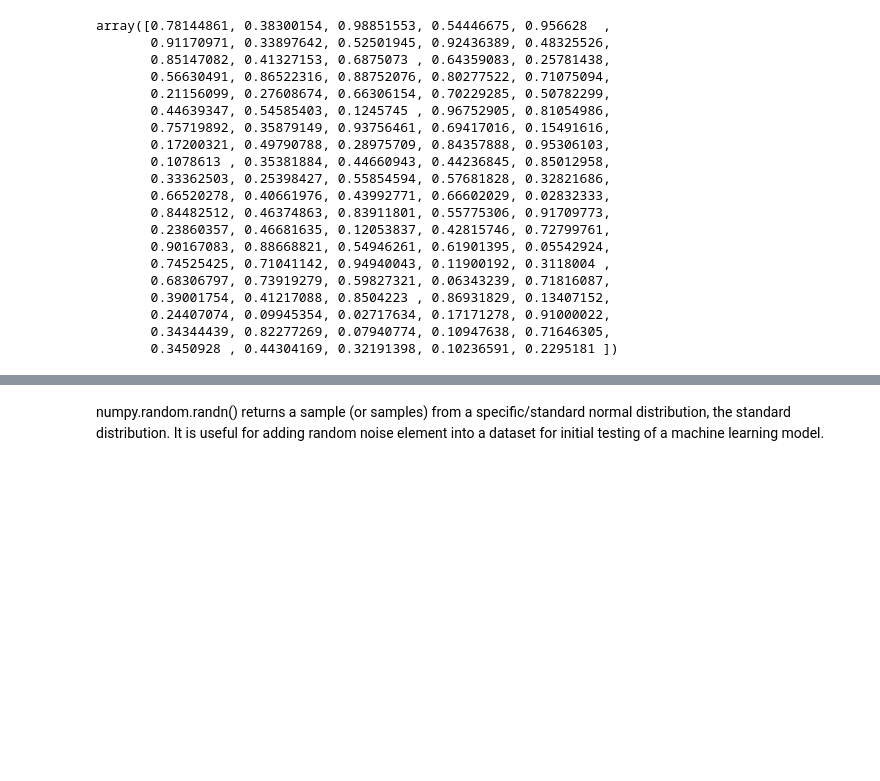
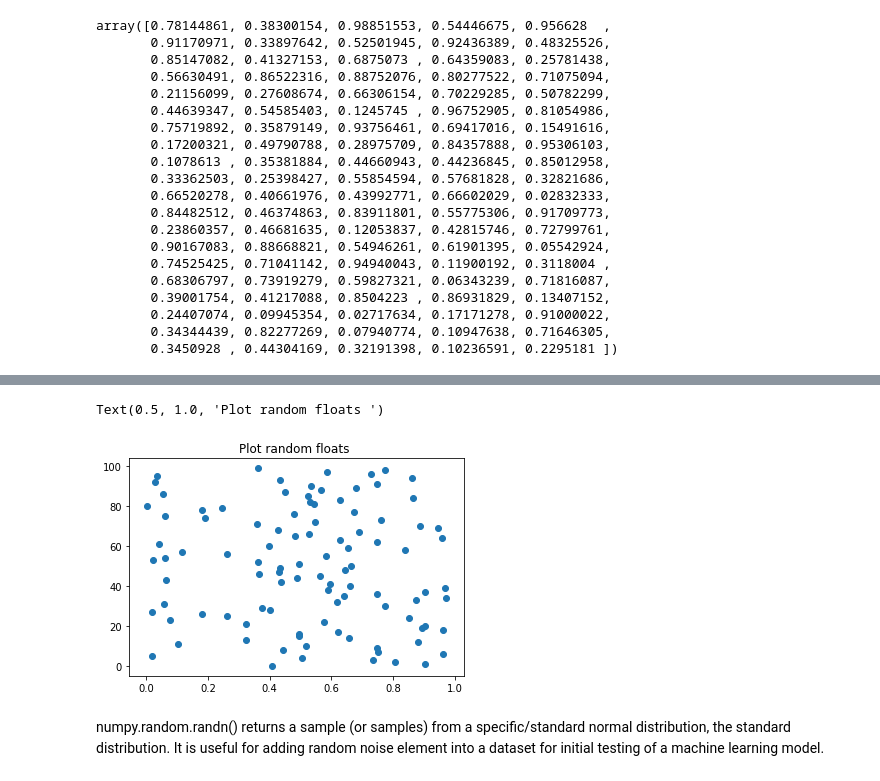
Before and after one commit to bexiturley/assignment-2019-programming-and-data-analysis, a Jupyter notebook: numpyrandom-Copy1.ipynb, the cells around one changed output, grey strips where cells are left out. Drawn from its saved outputs; the diff is of its cells as text; code cells hidden in the pictures; blank space fills up the shorter version.

```diff
--- a/numpyrandom-Copy1.ipynb
+++ b/numpyrandom-Copy1.ipynb
@@ -70,3 +71,18 @@ plt.show()
+# %%
+# Scatter plot of the above, same information just viewed differently.
+import scipy as sc
+from scipy import stats
+import math as mt
+import pandas as pd
+
+%matplotlib inline
+x = np.random.rand(100,1) # use the 100 random numbers from above, import it as x.
+y = np.arange(100) # list 0f 1 to 100 to plot the imported against in a scatter plot
+plt.scatter(x,y)
+plt.title("Plot random floats ")
+# %% [output]
+Text(0.5, 1.0, 'Plot random floats ')
+[figure, added]
 # %% [markdown]
 numpy.random.randn() returns a sample (or samples) from a specific/standard normal distribution, the standard distribution.  It is  useful for adding random noise element into a dataset for initial testing of a machine learning model.
 # %%
```
Also changed, not shown: parts of 4 cells of this notebook.
